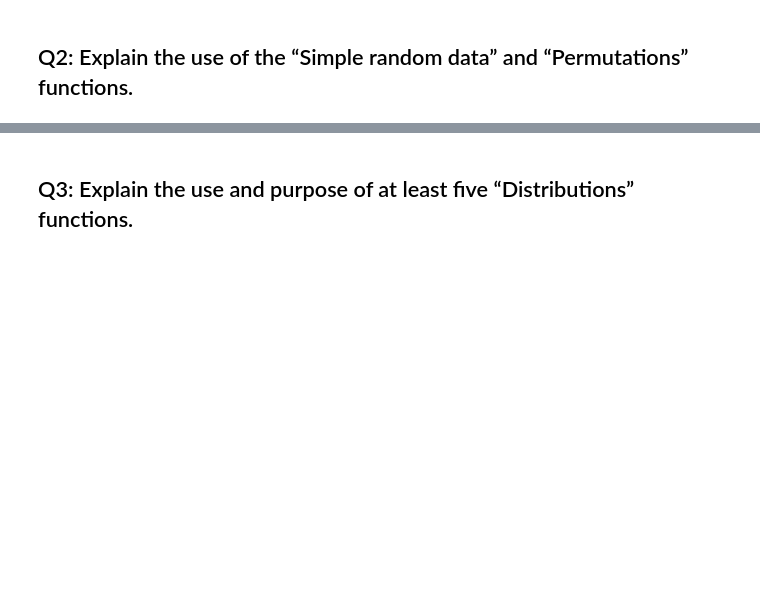
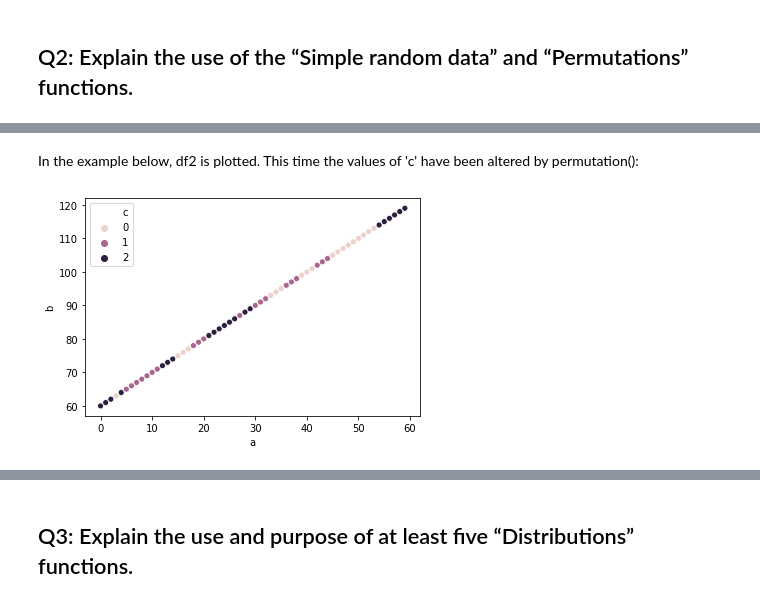
Before and after one commit to PJFinnerty/52465-Assignment, a Jupyter notebook: Practical Assignment.ipynb, the cells around one changed output, grey strips where cells are left out. Saved outputs shown, nothing was run; the diff lists cells and outputs as text; code cells hidden in the pictures; blank space fills up the shorter version.

```diff
--- a/Practical Assignment.ipynb
+++ b/Practical Assignment.ipynb
@@ -542,0 +572,6 @@ stat = sns.scatterplot(x="a", y="b", hue= "c", data=df)
+# %% [markdown]
+In the example below, df2 is plotted. This time the values of 'c' have been altered by permutation():
+# %%
+perm_plot = sns.scatterplot(x="a", y="b", hue= "c", data=df2)
+# %% [output]
+[figure, added]
```
Also changed, not shown: parts of 148 cells of this notebook, 2 other files.
